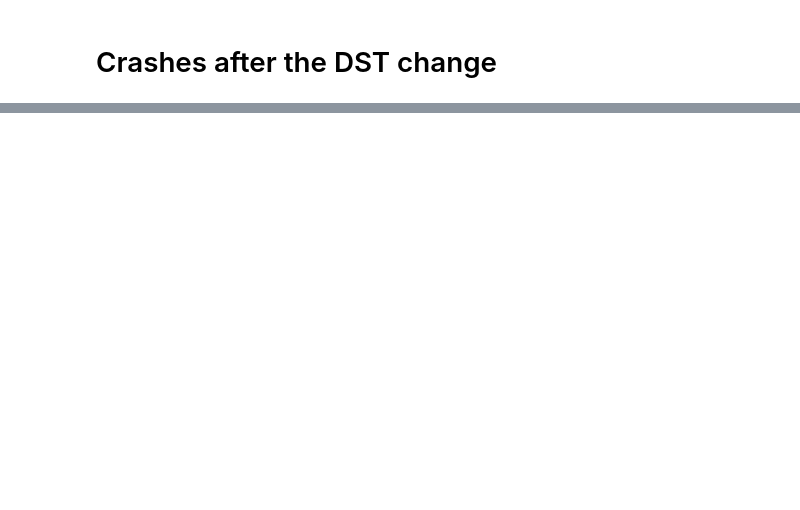
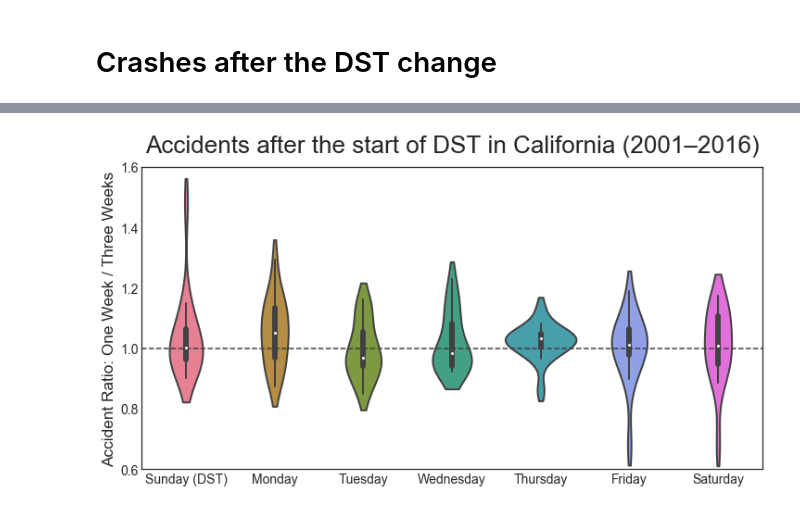
Before and after one commit to agude/agude.github.io, a Jupyter notebook: files/switrs-dst/SWITRS Daylight Saving Time Crashes.ipynb, the cells around one changed output, grey strips where cells are left out. Saved outputs shown, nothing was run; the diff lists cells and outputs as text; code cells hidden in the pictures; blank space fills up the shorter version.

```diff
--- a/files/switrs-dst/SWITRS Daylight Saving Time Crashes.ipynb
+++ b/files/switrs-dst/SWITRS Daylight Saving Time Crashes.ipynb
@@ -163,0 +154,6 @@ double_after_df = double_after_df.set_index("Collision_Date")
+# %%
+after_df = after_df[["Collision_Date_x", "Year", "DOW", "Ratio", "Days_Since_DST_x"]]
+before_df = before_df[["Collision_Date_x", "Year", "DOW", "Ratio", "Days_Since_DST_x"]]
+double_after_df = double_after_df[["Collision_Date_x", "Year", "DOW", "Ratio", "Days_Since_DST_x"]]
+two_vs_three_df = two_vs_three_df[["Collision_Date_x", "Year", "DOW", "Ratio", "Days_Since_DST_x"]]
+one_vs_three_df = one_vs_three_df[["Collision_Date_x", "Year", "DOW", "Ratio", "Days_Since_DST_x"]]
@@ -227,0 +242,15 @@ plt.show()
+# %%
+plt.figure(figsize=(12, 6))
+
+# Plot the "No Change" Line
+plt.axhline(y=1, linewidth=1.5, color="0.25", linestyle="dashed")
+
+ax = make_violin_plot(one_vs_three_df, "")
+plt.ylabel("Accident Ratio: One Week / Three Weeks", fontsize="xx-large")
+
+for ext in ("png", "svg"):
+    plt.savefig("/tmp/accidents_one_and_three_weeks_after_dst_change_in_california.{ext}".format(ext=ext), bbox_inches="tight")
+
+plt.show()
+# %% [output]
+[figure, added]
```
Also changed, not shown: parts of 13 cells of this notebook, 5 other files.
